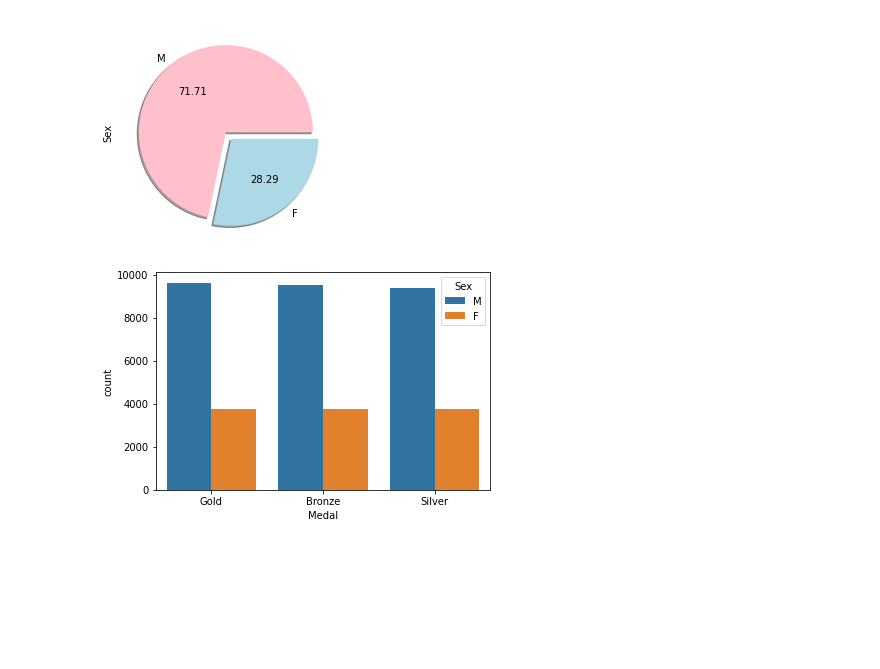
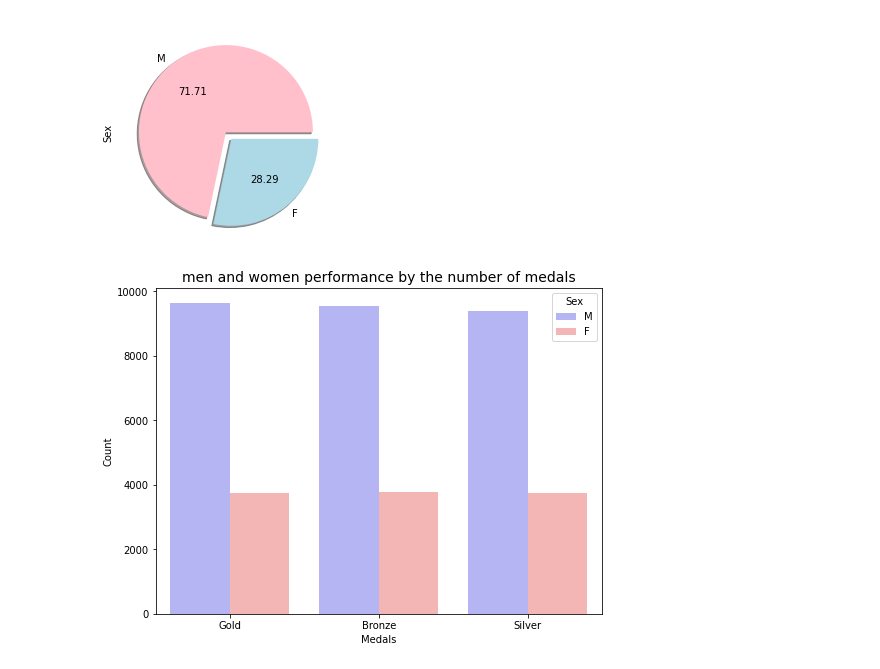
Before and after one commit to MaliheDahmardeh/Olympic-History, a Jupyter notebook: Olympic_History.ipynb, the cells around one changed output. Saved outputs shown, nothing was run; the diff lists cells and outputs as text; code cells hidden in the pictures; blank space fills up the shorter version.

```diff
--- a/Olympic_History.ipynb
+++ b/Olympic_History.ipynb
@@ -557,8 +559,13 @@ df_pie=df['Sex'].value_counts()
 df_pie.plot.pie(explode=[0,0.1],autopct='%.2f', shadow =True , colors=('pink','lightblue'));
 # %% [output]
 [figure]
-# %%
-df.groupby(['Sex'])['Medal'].value_counts()
-sns.countplot(data=df ,x='Medal' , hue='Sex');
-# %% [output]
-[figure, removed]
+# %%
+#compare men and women performance by the number of medals
+plt.figure(figsize=(8,6))
+sns.countplot(data=df, x='Medal', hue='Sex', palette="bwr")
+plt.title('men and women performance by the number of medals', fontsize = 14)
+plt.xlabel('Medals')
+plt.ylabel('Count')
+plt.show()
+# %% [output]
+[figure, added]
```
Also changed, not shown: parts of 7 cells of this notebook.
